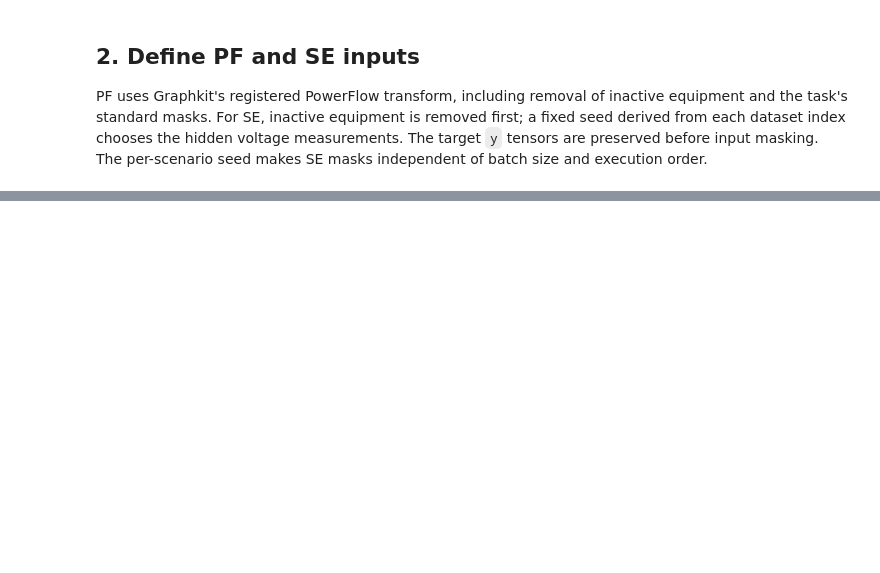
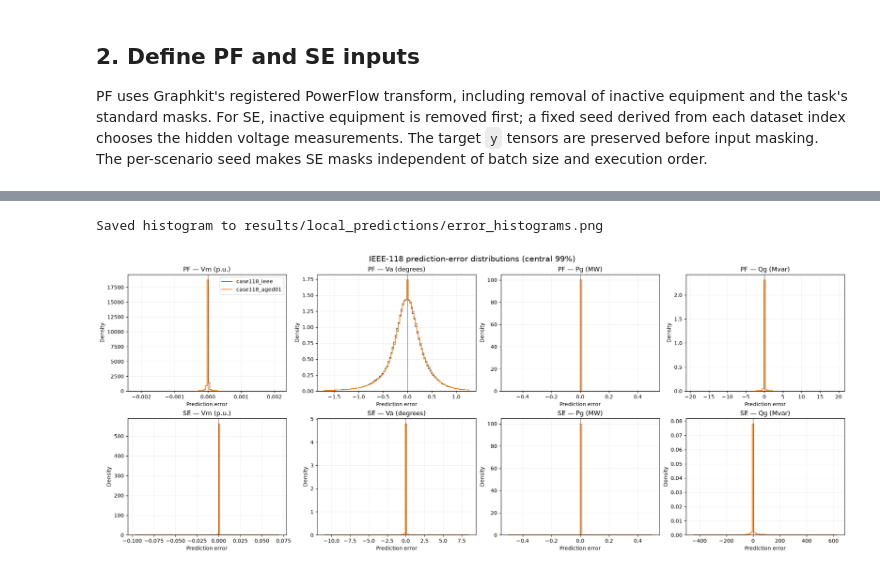
Before and after one commit to mohamad-hasan-sohan-ajini/genco-challenge, a Jupyter notebook: src/1_error_dist.ipynb, the cells around one changed output, grey strips where cells are left out. Cells and saved outputs as stored; diff of their text form; code cells hidden in the pictures; blank space fills up the shorter version.

```diff
--- a/src/1_error_dist.ipynb
+++ b/src/1_error_dist.ipynb
@@ -301,8 +333,13 @@ The two files must have one row for every bus in every evaluation scenario and i
 # %%
 key_columns = ["dataset_index", "scenario_id", "bus_index"]
-pf_keys = pd.read_parquet(pf_path, columns=key_columns)
-se_keys = pd.read_parquet(se_path, columns=key_columns)
-
-print("PF:", pf_path)
-print("SE:", se_path)
+for dataset_name in datasets:
+    pf_path = output_paths[dataset_name, "pf"]
+    se_path = output_paths[dataset_name, "se"]
+    pf_keys = pd.read_parquet(pf_path, columns=key_columns)
+    se_keys = pd.read_parquet(se_path, columns=key_columns)
+    if not pf_keys.equals(se_keys):
+        raise ValueError(f"PF and SE row keys differ for {dataset_name}")
+    print(f"{dataset_name}: {len(pf_keys):,} rows per task")
+    print(f"  PF: {pf_path}")
+    print(f"  SE: {se_path}")
 # %% [output]
@@ -326,0 +365,52 @@ pd.read_parquet(pf_path, columns=key_columns)
+# %%
+error_specs = {
+    "Vm (p.u.)": ("vm_gt_pu", "vm_pred_pu"),
+    "Va (degrees)": ("va_gt_deg", "va_pred_deg"),
+    "Pg (MW)": ("pg_gt_mw", "pg_pred_mw"),
+    "Qg (Mvar)": ("qg_gt_mvar", "qg_pred_mvar"),
+}
+colors = {"case118_ieee": "tab:blue", "case118_aged01": "tab:orange"}
+fig, axes = plt.subplots(2, 4, figsize=(20, 8), constrained_layout=True)
+
+for row, task in enumerate(("pf", "se")):
+    for col, (label, (gt_column, pred_column)) in enumerate(error_specs.items()):
+        ax = axes[row, col]
+        errors = {}
+        for dataset_name in datasets:
+            values = pd.read_parquet(
+                output_paths[dataset_name, task],
+                columns=[gt_column, pred_column],
+            )
+            error = (values[pred_column] - values[gt_column]).to_numpy()
+            errors[dataset_name] = error[np.isfinite(error)]
+
+        lower = min(np.quantile(error, 0.005) for error in errors.values())
+        upper = max(np.quantile(error, 0.995) for error in errors.values())
+        if lower == upper:
+            lower, upper = lower - 0.5, upper + 0.5
+        bins = np.linspace(lower, upper, 101)
+        for dataset_name, error in errors.items():
+            density, _ = np.histogram(error, bins=bins, density=True)
+            ax.stairs(
+                density,
+                bins,
+                label=dataset_name,
+                color=colors[dataset_name],
+                linewidth=1.5,
+            )
+        ax.axvline(0, color="black", linewidth=0.8, alpha=0.6)
+        ax.set_title(f"{task.upper()} — {label}")
+        ax.set_xlabel("Prediction error")
+        ax.set_ylabel("Density")
+        ax.grid(alpha=0.2)
+        if row == 0 and col == 0:
+            ax.legend()
+
+histogram_path = OUTPUT_DIR / "error_histograms.png"
+fig.suptitle("IEEE-118 prediction-error distributions (central 99%)", fontsize=15)
+fig.savefig(histogram_path, dpi=200, bbox_inches="tight")
+print(f"Saved histogram to {histogram_path}")
+plt.show()
+# %% [output]
+Saved histogram to results/local_predictions/error_histograms.png
+[figure, added]
```
Also changed, not shown: parts of 19 cells of this notebook.
